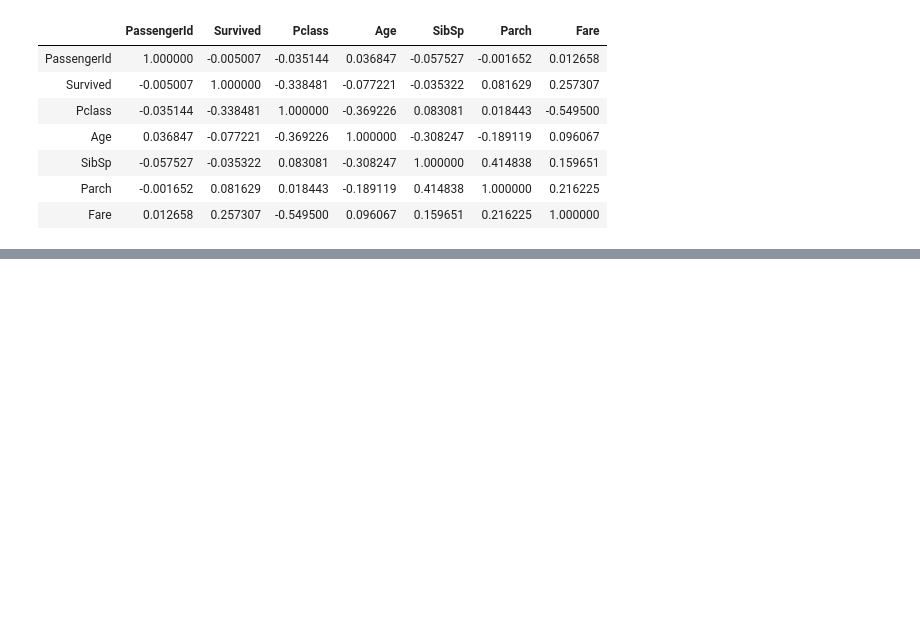
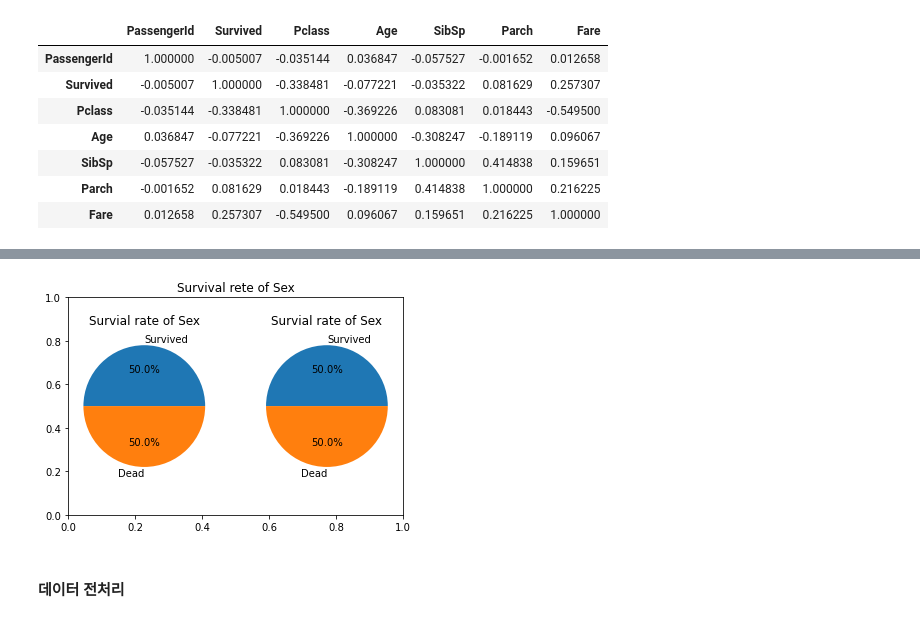
Before and after one commit to AI-Engineering/PythonLecture, a Jupyter notebook: MLclass/titanic.ipynb, the cells around one changed output, grey strips where cells are left out. Cells and saved outputs as stored; diff of their text form; code cells hidden in the pictures; blank space fills up the shorter version.

```diff
--- a/MLclass/titanic.ipynb
+++ b/MLclass/titanic.ipynb
@@ -75,0 +137,6 @@ plt.show()
+# %%
+show_group_rate("Sex")
+# %% [output]
+[figure, added]
+# %% [markdown]
+#### 데이터 전처리
```
Also changed, not shown: parts of 11 cells of this notebook.
